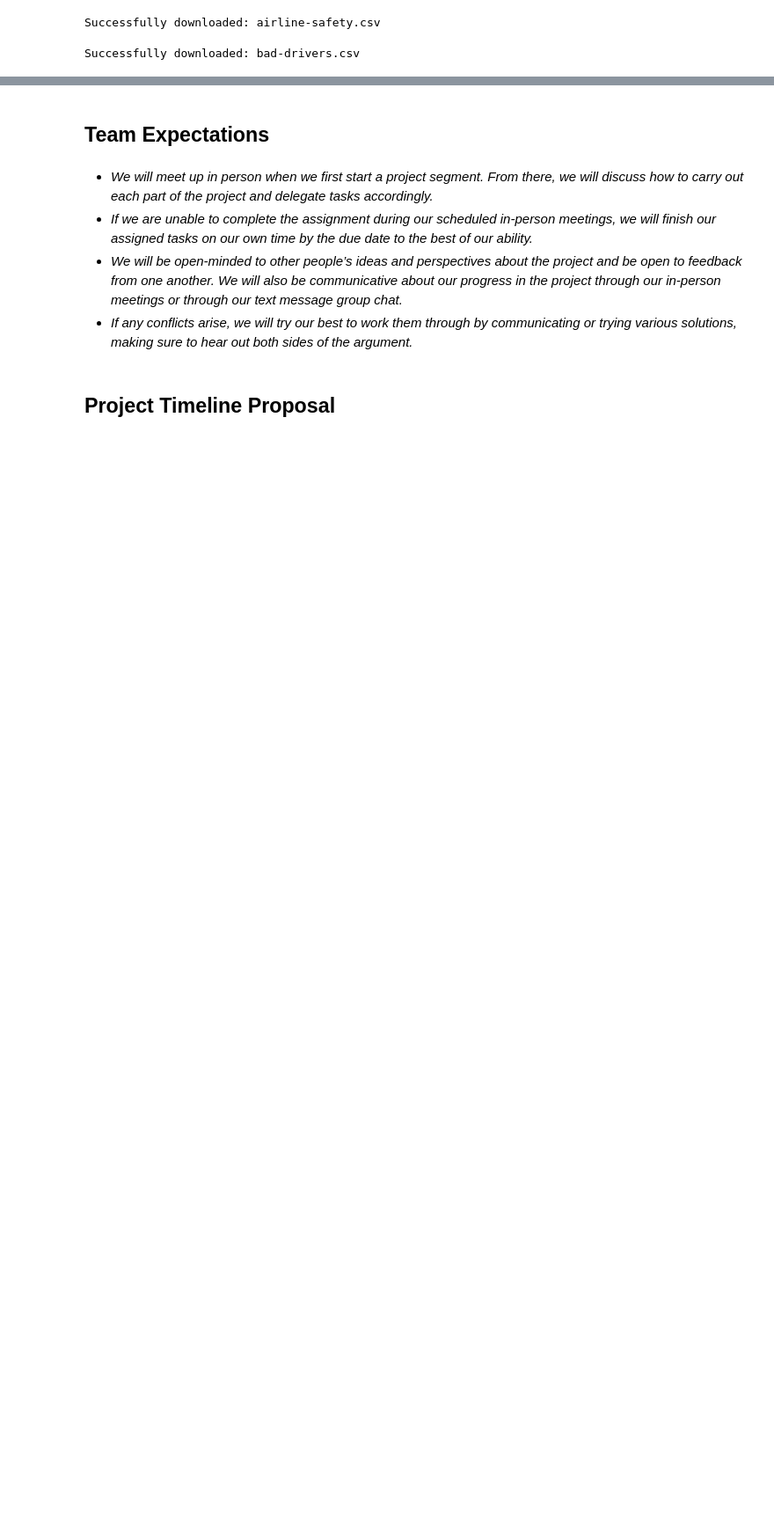
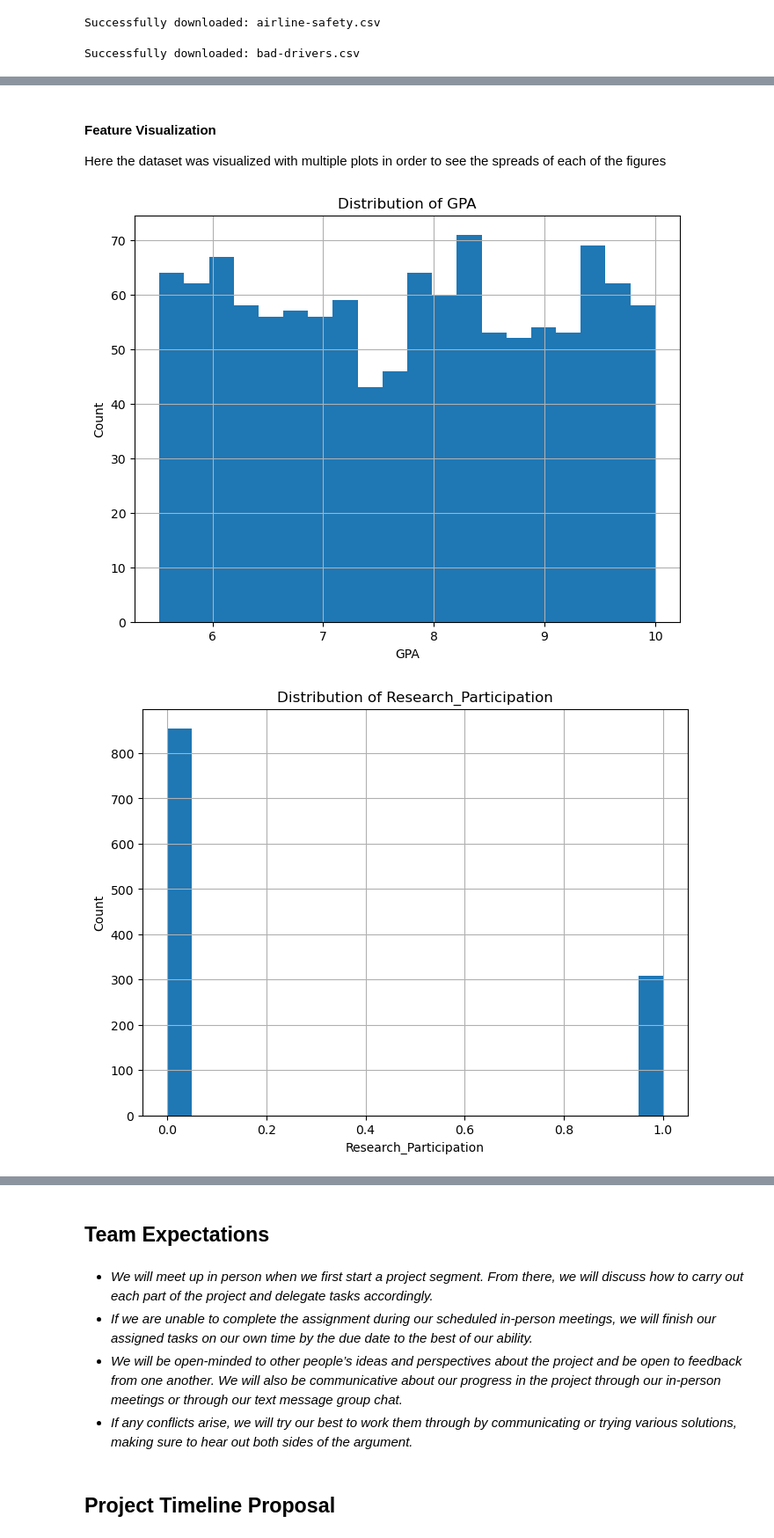
Before and after one commit to COGS108/Group144_WI26, a Jupyter notebook: 02-EDACheckpoint.ipynb, the cells around one changed output, grey strips where cells are left out. Shown at 88% size. Saved outputs shown, nothing was run; the diff lists cells and outputs as text; code cells hidden in the pictures; blank space fills up the shorter version.

```diff
--- a/02-EDACheckpoint.ipynb
+++ b/02-EDACheckpoint.ipynb
@@ -296,0 +224,7 @@ Some more words and stuff.  Remember notebooks work best if you interleave the c
+# %%
+#changed the name dropped for easier implementation and better wording
+df = dropped.copy()
+#selected 10 columns to use as the traits
+#we selected these traits by manually handpicking columns that contain buzz words that are commonly brought up in our daily experience
+#the other columns of the dataset are not typically used for the prediction of getting an internship
+df = df[["GPA", "Research_Participation", "Certification_Count", "Project_Experience", "Programming_Skill", "Tool_Proficiency", "Communication_Skill", "Teamwork_Ability", "Adaptability", "Networking_Activity"]]
@@ -296,0 +255,19 @@ Some more words and stuff.  Remember notebooks work best if you interleave the c
+# %% [markdown]
+#### Feature Visualization
+
+Here the dataset was visualized with multiple plots in order to see the spreads of each of the figures
+# %%
+numeric_cols = df.columns
+
+#loops through all of the columns of the dataset and generates histograms
+##to find the distribution of all the columns
+for col in numeric_cols:
+    plt.figure(figsize=(8,6))
+    data[col].hist(bins = 20) #plotting the histogram and adding more bins for readability of more groups
+    plt.title(f"Distribution of {col}")
+    plt.xlabel(col)
+    plt.ylabel("Count")
+    plt.show()
+# %% [output]
+[figure, added]
+[figure, added]
```
Also changed, not shown: parts of 45 cells of this notebook.
